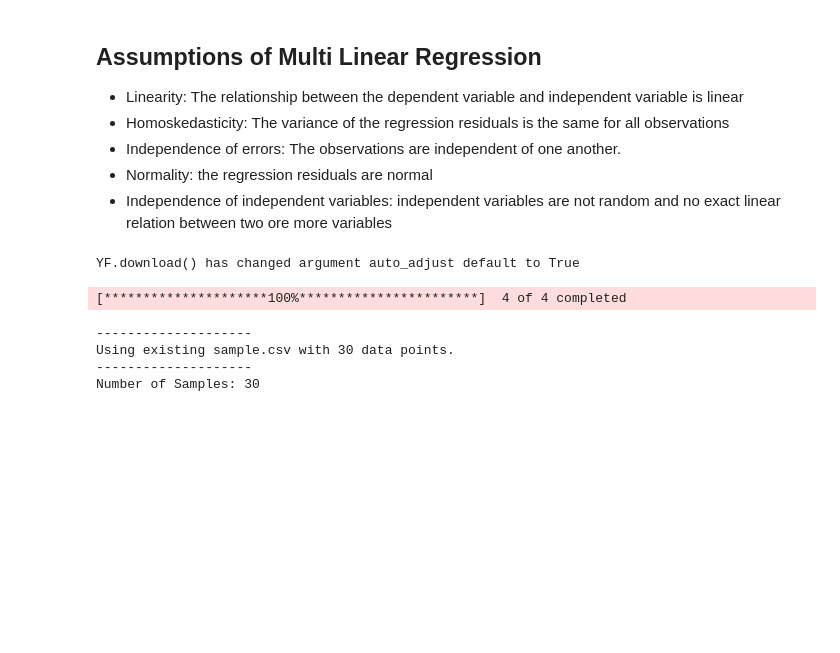
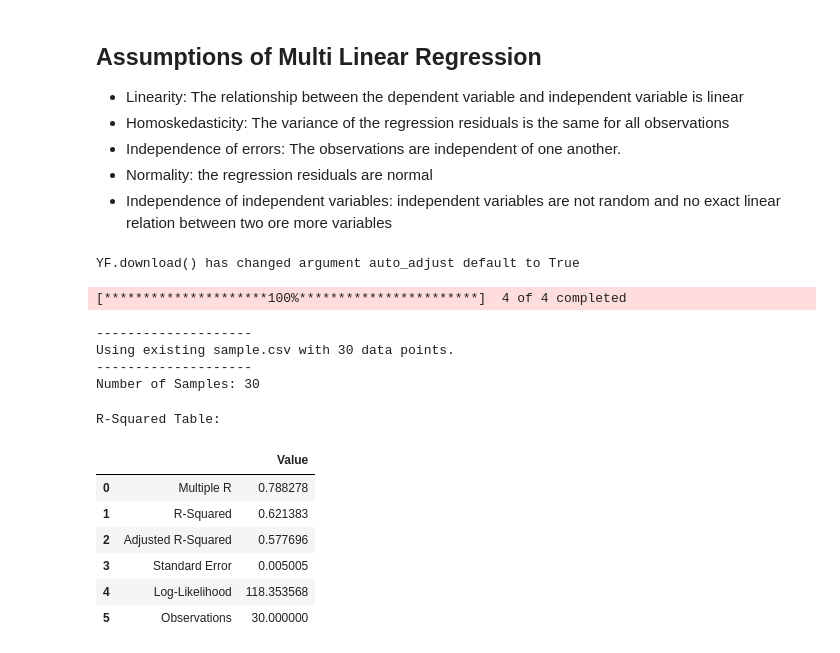
Before and after one commit to FilBillions/multilinear_regression, a Jupyter notebook: MultiLinear_Regression.ipynb, the cells around one changed output. Cells and saved outputs as stored; diff of their text form; code cells hidden in the pictures; blank space fills up the shorter version.

```diff
--- a/MultiLinear_Regression.ipynb
+++ b/MultiLinear_Regression.ipynb
@@ -22,3 +22,14 @@ YF.download() has changed argument auto_adjust default to True
 Using existing sample.csv with 30 data points.
 --------------------
 Number of Samples: 30
+# %%
+test.return_coefficients(r_table=True)
+# %% [output]
+R-Squared Table:
+|  |  | Value |
+| 0 | Multiple R | 0.788278 |
+| 1 | R-Squared | 0.621383 |
+| 2 | Adjusted R-Squared | 0.577696 |
+| 3 | Standard Error | 0.005005 |
+| 4 | Log-Likelihood | 118.353568 |
+| 5 | Observations | 30.000000 |
```
Also changed, not shown: parts of 13 cells of this notebook, 1 other file.
